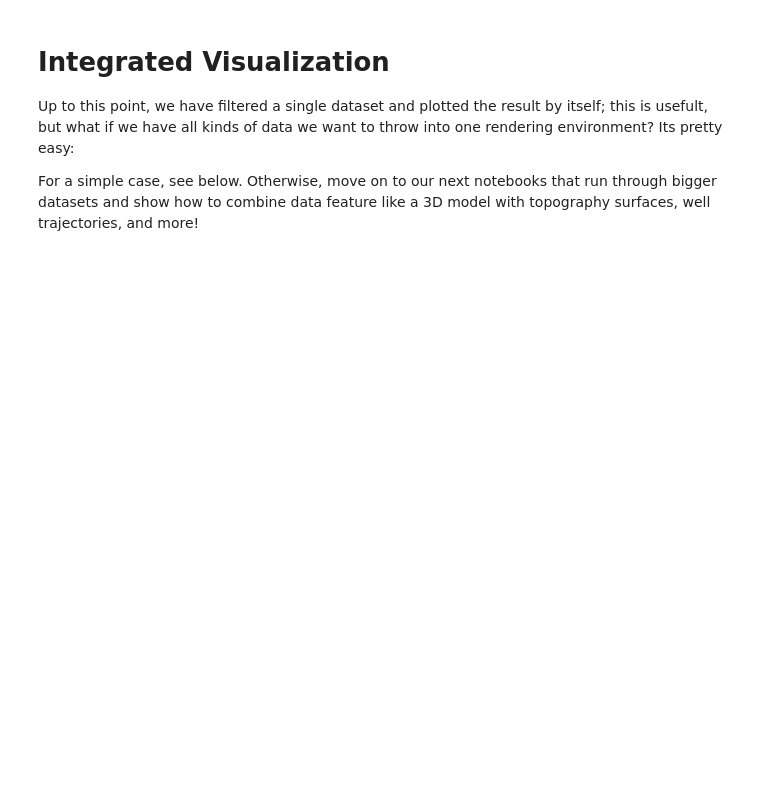
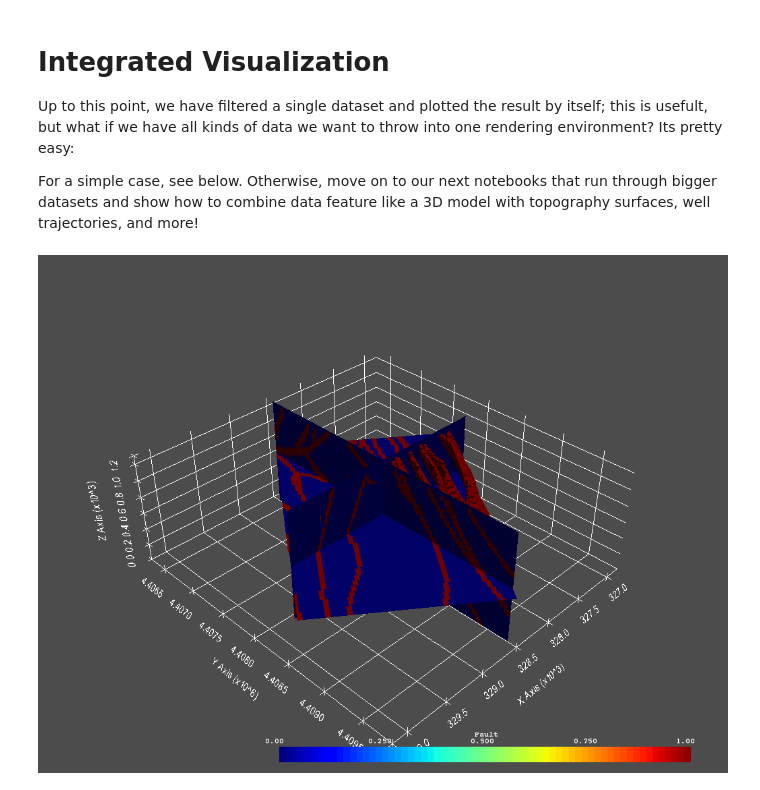
Before and after one commit to OpenGeoVis/PVGeo-Examples, a Jupyter notebook: 1.0 - Welcome.ipynb, the cells around one changed output. Saved outputs shown, nothing was run; the diff lists cells and outputs as text; code cells hidden in the pictures; blank space fills up the shorter version.

```diff
--- a/1.0 - Welcome.ipynb
+++ b/1.0 - Welcome.ipynb
@@ -142,0 +131,3 @@ slicer.output_dataset
+# %%
+slices = grid.slice_orthogonal()
+slices
@@ -151,4 +143,10 @@ For a simple case, see below. Otherwise, move on to our next notebooks that run
 # %%
-slicer.plotter.add_mesh(
-    grid.clip(normal='x').clip(normal='-y').threshold(0.5)
-)
+clip = grid.clip(normal='x').clip(normal='-y').threshold(0.5)
+# %%
+p = vtki.Plotter()
+p.add_mesh(slices)
+p.add_mesh(clip)
+p.show_grid()
+p.show()
+# %% [output]
+[figure, added]
```
Also changed, not shown: parts of 6 cells of this notebook, 4 other files.
